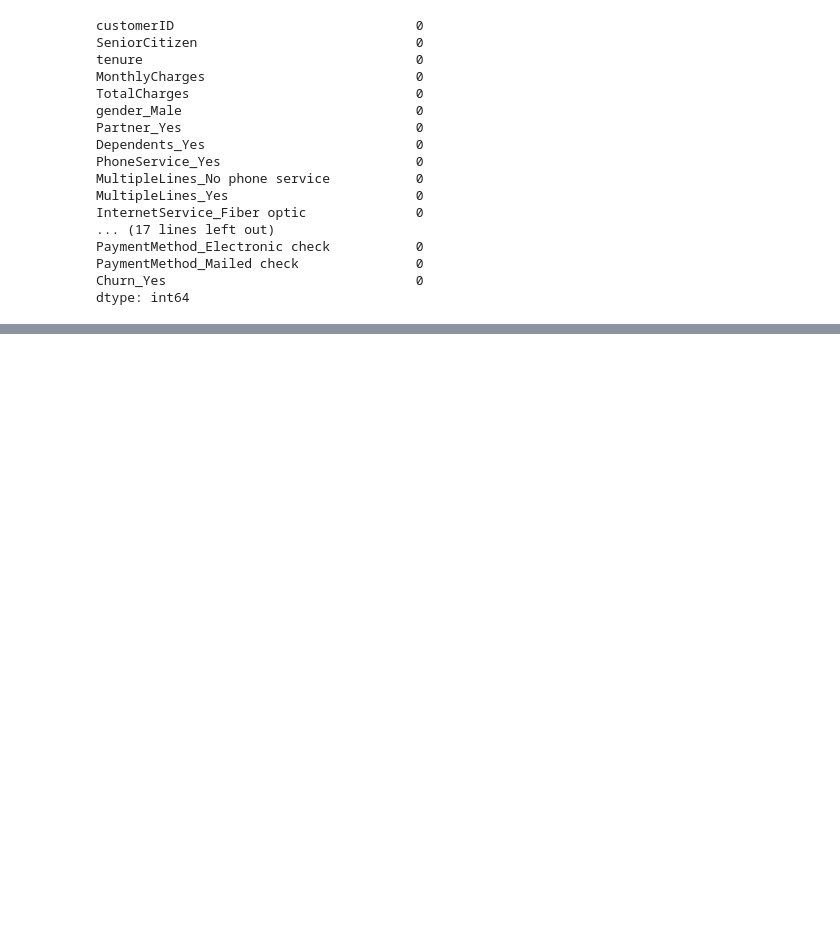
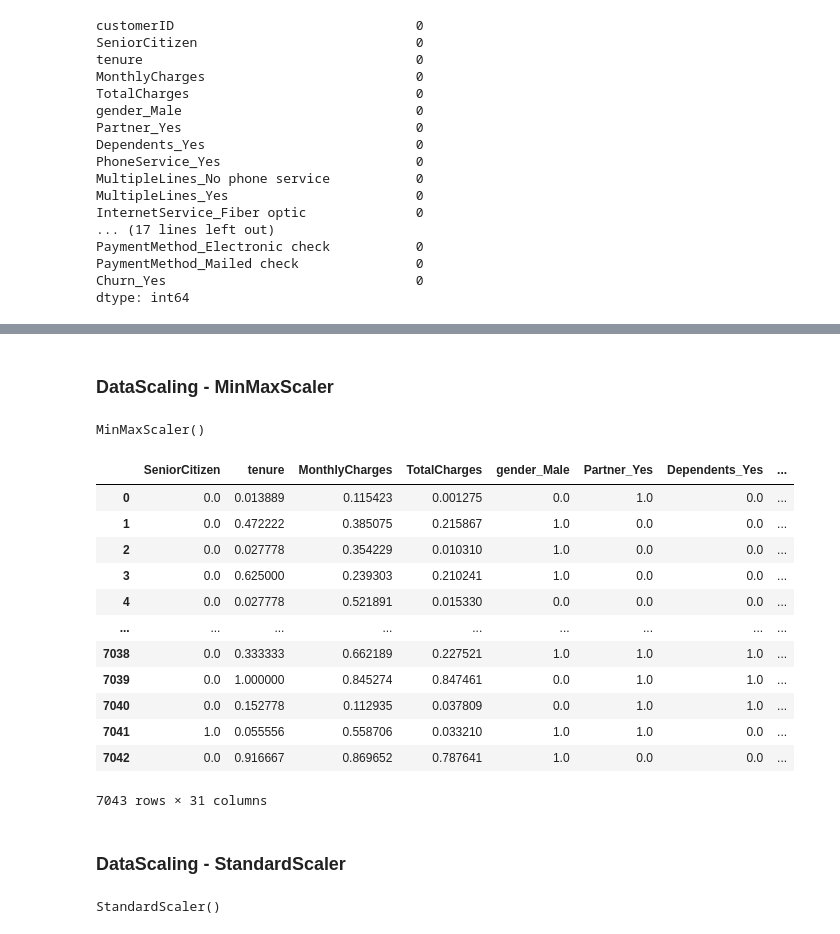
Before and after one commit to sngsuNoh/ECommerce_Data_Analyze, a Jupyter notebook: 03_Customer_Chrun/Customer_Chrun.ipynb, the cells around one changed output, grey strips where cells are left out. Cells and saved outputs as stored; diff of their text form; code cells hidden in the pictures; blank space fills up the shorter version.

```diff
--- a/03_Customer_Chrun/Customer_Chrun.ipynb
+++ b/03_Customer_Chrun/Customer_Chrun.ipynb
@@ -334,0 +361,45 @@ dtype: int64
+# %%
+# Scaler를 사용하는 방법은 ML 모델의 훈련, 예측과정과 유사하게
+# Data로 training하는 과정 / data를 변환하는 과정이 필요
+
+# 먼저 String Data를 제거한다.
+
+data.drop('customerID', axis=1, inplace=True)
+# %% [markdown]
+### DataScaling - MinMaxScaler
+# %%
+# MinMaxScaler
+
+minmax = MinMaxScaler()
+minmax.fit(data)
+# %% [output]
+MinMaxScaler()
+# %%
+scaled_data = minmax.transform(data)
+# %%
+# Transform된 data는 numpy array 타입이므로 dataframe로 다시 변환한다.
+
+pd.DataFrame(scaled_data, columns=data.columns)
+# %% [output]
+|  | SeniorCitizen | tenure | MonthlyCharges | TotalCharges | gender_Male | Partner_Yes | Dependents_Yes | ... |
+| 0 | 0.0 | 0.013889 | 0.115423 | 0.001275 | 0.0 | 1.0 | 0.0 | ... |
+| 1 | 0.0 | 0.472222 | 0.385075 | 0.215867 | 1.0 | 0.0 | 0.0 | ... |
+| 2 | 0.0 | 0.027778 | 0.354229 | 0.010310 | 1.0 | 0.0 | 0.0 | ... |
+| 3 | 0.0 | 0.625000 | 0.239303 | 0.210241 | 1.0 | 0.0 | 0.0 | ... |
+| 4 | 0.0 | 0.027778 | 0.521891 | 0.015330 | 0.0 | 0.0 | 0.0 | ... |
+| ... | ... | ... | ... | ... | ... | ... | ... | ... |
+| 7038 | 0.0 | 0.333333 | 0.662189 | 0.227521 | 1.0 | 1.0 | 1.0 | ... |
+| 7039 | 0.0 | 1.000000 | 0.845274 | 0.847461 | 0.0 | 1.0 | 1.0 | ... |
+| 7040 | 0.0 | 0.152778 | 0.112935 | 0.037809 | 0.0 | 1.0 | 1.0 | ... |
+| 7041 | 1.0 | 0.055556 | 0.558706 | 0.033210 | 1.0 | 1.0 | 0.0 | ... |
+| 7042 | 0.0 | 0.916667 | 0.869652 | 0.787641 | 1.0 | 0.0 | 0.0 | ... |
+7043 rows × 31 columns
+# %% [markdown]
+### DataScaling - StandardScaler
+# %%
+# StandardScaler
+
+std = StandardScaler()
+std.fit(data)
+# %% [output]
+StandardScaler()
```
Also changed, not shown: parts of 37 cells of this notebook.
